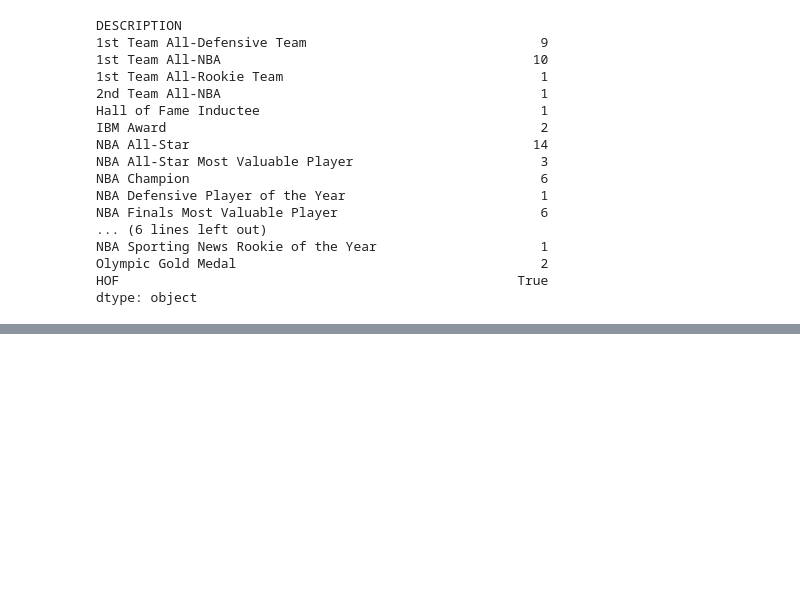
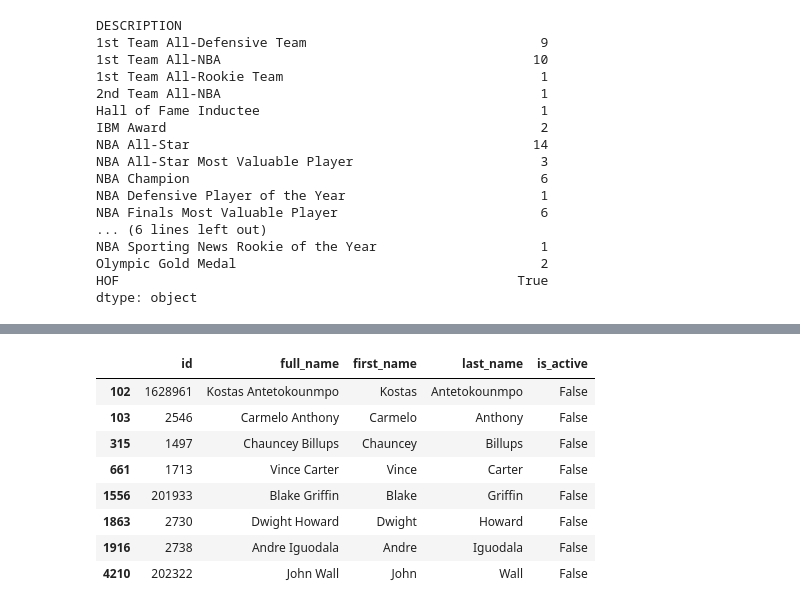
Before and after one commit to bharthun7/nba-hof-predictor, a Jupyter notebook: inactive-scraper.ipynb, the cells around one changed output, grey strips where cells are left out. Drawn from its saved outputs; the diff is of its cells as text; code cells hidden in the pictures; blank space fills up the shorter version.

```diff
--- a/inactive-scraper.ipynb
+++ b/inactive-scraper.ipynb
@@ -169,0 +182,14 @@ pd.concat([test_df,test_df.apply(get_career_stats,axis=1),test_df.apply(get_awar
+# %%
+ii_tests=["Carmelo Anthony","Blake Griffin","Dwight Howard","John Wall","Andre Iguodala","Vince Carter","Chauncey Billups","Kostas Antetokounmpo"]
+ii_df=inactives[inactives["full_name"].isin(ii_tests)]
+ii_df
+# %% [output]
+|  | id | full_name | first_name | last_name | is_active |
+| 102 | 1628961 | Kostas Antetokounmpo | Kostas | Antetokounmpo | False |
+| 103 | 2546 | Carmelo Anthony | Carmelo | Anthony | False |
+| 315 | 1497 | Chauncey Billups | Chauncey | Billups | False |
+| 661 | 1713 | Vince Carter | Vince | Carter | False |
+| 1556 | 201933 | Blake Griffin | Blake | Griffin | False |
+| 1863 | 2730 | Dwight Howard | Dwight | Howard | False |
+| 1916 | 2738 | Andre Iguodala | Andre | Iguodala | False |
+| 4210 | 202322 | John Wall | John | Wall | False |
```
Also changed, not shown: parts of 7 cells of this notebook.
